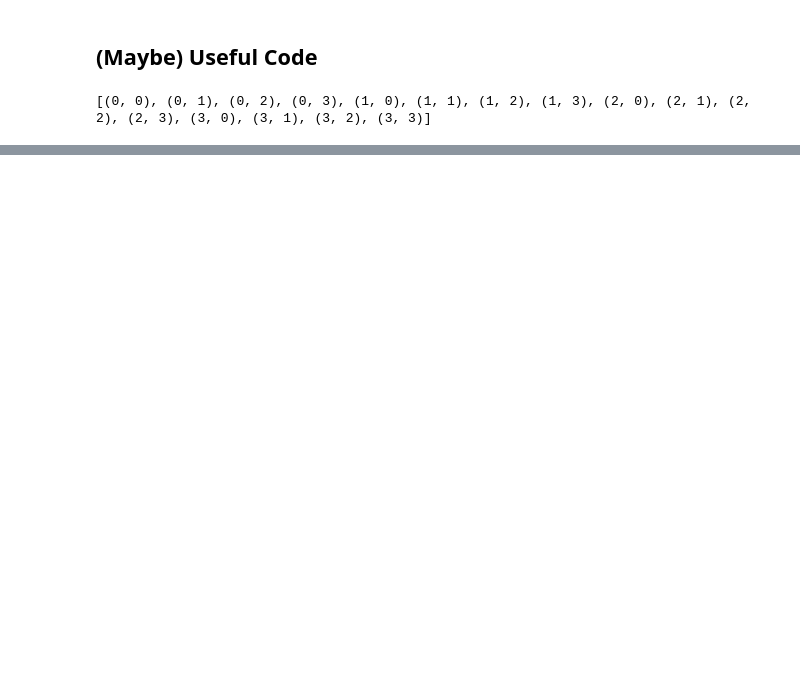
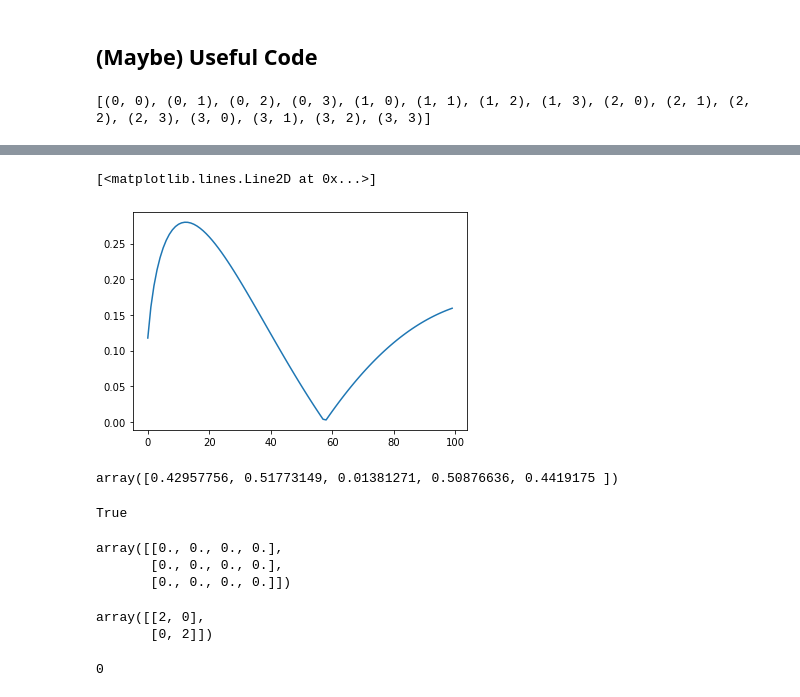
Before and after one commit to xw917/MSci-Project-, a Jupyter notebook: MSci Project - Thompson-1.ipynb, the cells around one changed output, grey strips where cells are left out. Drawn from its saved outputs; the diff is of its cells as text; code cells hidden in the pictures; blank space fills up the shorter version.

```diff
--- a/MSci Project - Thompson-1.ipynb
+++ b/MSci Project - Thompson-1.ipynb
@@ -748,0 +816,41 @@ print(list((a,b) for a,b in itertools.product(range(4), repeat=2)))
+# %%
+data = []
+for i in range(100):
+    s = all_rabi_strength[1]["resonant_excite"][1][i][i+1] * all_rabi_strength[0]["off_excite"][1][i][i]
+    data.append(s)
+plt.plot(data)
+# %% [output]
+[<matplotlib.lines.Line2D at 0x...>]
+[figure, added]
+# %%
+all_rabi_strength[1]["decay"][30][28:33]
+# %% [output]
+array([0.42957756, 0.51773149, 0.01381271, 0.50876636, 0.4419175 ])
+# %%
+a = np.array([1, 2])
+b = np.array([1, 1])
+a[-0] == a[0]
+# %% [output]
+True
+# %%
+e = np.zeros((3, 4))
+        # all_trial_n[0, :] = self.n
+#e[0, :]
+e
+# %% [output]
+array([[0., 0., 0., 0.],
+       [0., 0., 0., 0.],
+       [0., 0., 0., 0.]])
+# %%
+import numpy as np
+# matrix = np.array([[1, 1, 1], [0, np.sqrt(2), np.sqrt(2)], [-1, 1, 1]])
+# matrix = np.array([[1, 1], [1, -1]])
+# matrix = np.array([[1, 0.5], [1, -0.5]])
+np.matmul(matrix, matrix.T)
+# %% [output]
+array([[2, 0],
+       [0, 2]])
+# %%
+False * 3
+# %% [output]
+0
```
Also changed, not shown: parts of 10 cells of this notebook, 5 other files.
